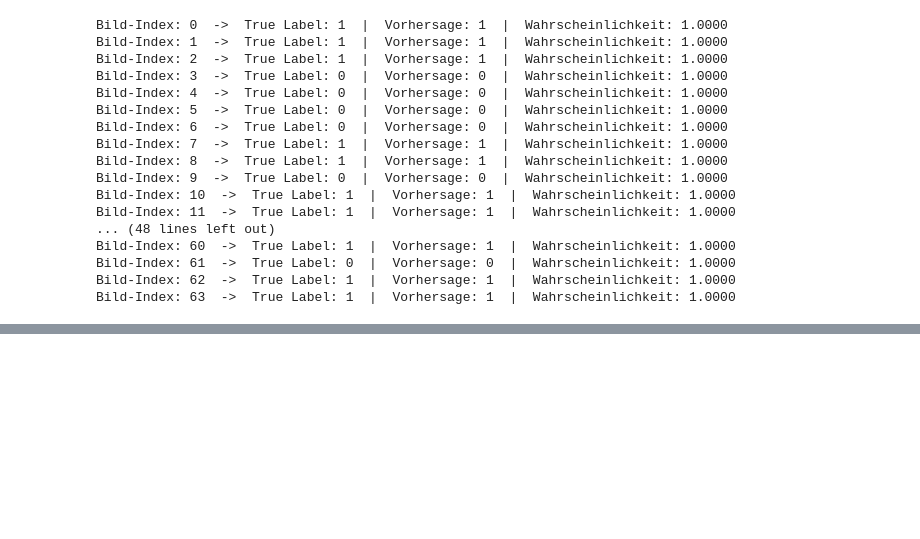
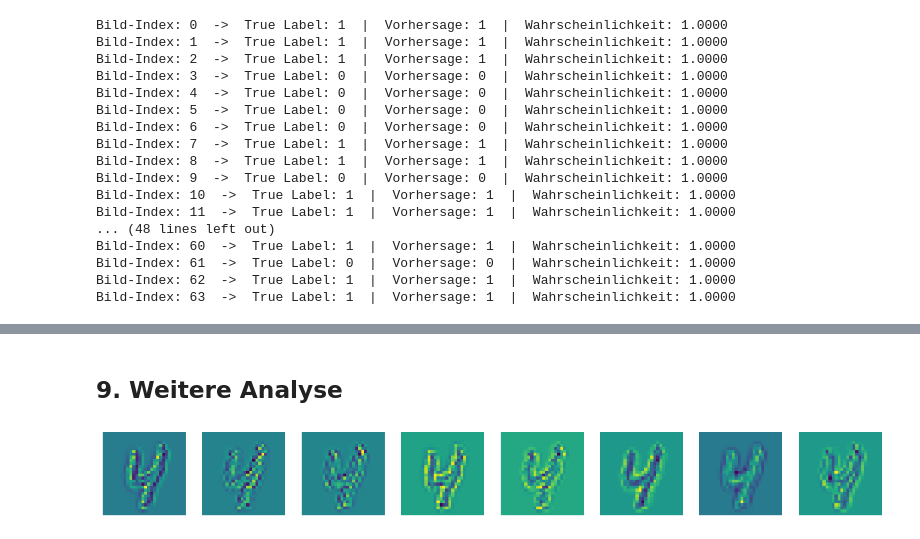
Before and after one commit to flavorhor/Bachelorarbeit, a Jupyter notebook: LSB/28x28LCNNcopy.ipynb, the cells around one changed output, grey strips where cells are left out. Saved outputs shown, nothing was run; the diff lists cells and outputs as text; code cells hidden in the pictures; blank space fills up the shorter version.

```diff
--- a/LSB/28x28LCNNcopy.ipynb
+++ b/LSB/28x28LCNNcopy.ipynb
@@ -395,0 +331,42 @@ Noch nicht (oder nur rudimentär) umgesetzt
+# %% [markdown]
+## 9. Weitere Analyse
+# %%
+import matplotlib.pyplot as plt
+
+# Visualisierung der Feature Maps
+def visualize_feature_maps(model, image):
+    model.eval()
+    activations = []
+
+    # Aktivierungen speichern
+    def hook_fn(module, input, output):
+        activations.append(output)
+
+    # Registriere Hook auf gewünschter Schicht
+    layer = model.conv1  # Schicht die ich haben will
+    hook = layer.register_forward_hook(hook_fn)
+
+    # Leite Bild durch Modell
+    #with torch.no_grad():
+    image = image.unsqueeze(0).to(device)  # Batch-Dimension hinzufügen
+    model(image)
+
+    # Entferne Hook
+    hook.remove()
+
+    # Feature Maps visualisieren
+    feature_maps = activations[0].cpu().squeeze(0)  # Batch-Dimension entfernen
+    num_maps = feature_maps.shape[0]
+
+    fig, axes = plt.subplots(1, min(8, num_maps), figsize=(15, 15))
+    for i in range(min(8, num_maps)):  # Anzahl an Karten die angezeigt werden
+        ax = axes[i]
+        ax.imshow(feature_maps[i].detach().numpy(), cmap='viridis')
+        ax.axis('off')
+    plt.show()
+
+# Aufruf
+test_image, _ = test_dataset[0]
+visualize_feature_maps(model, test_image)
+# %% [output]
+[figure, added]
```
Also changed, not shown: parts of 14 cells of this notebook, 3 other files.
